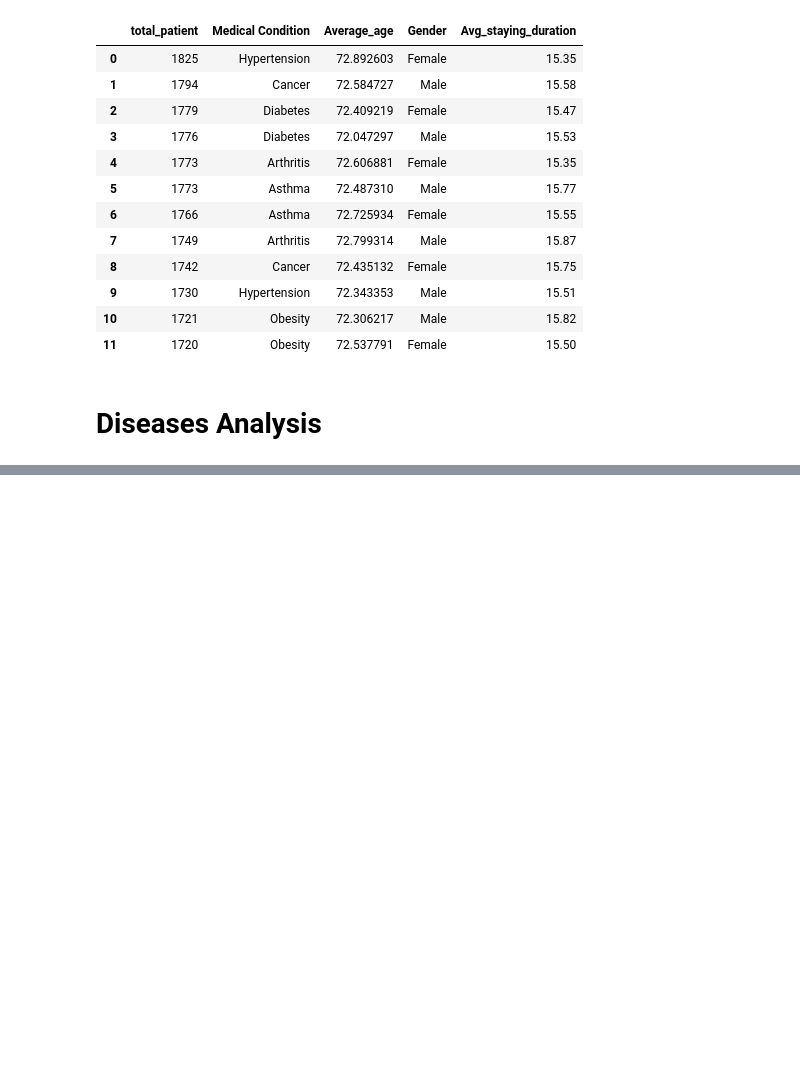
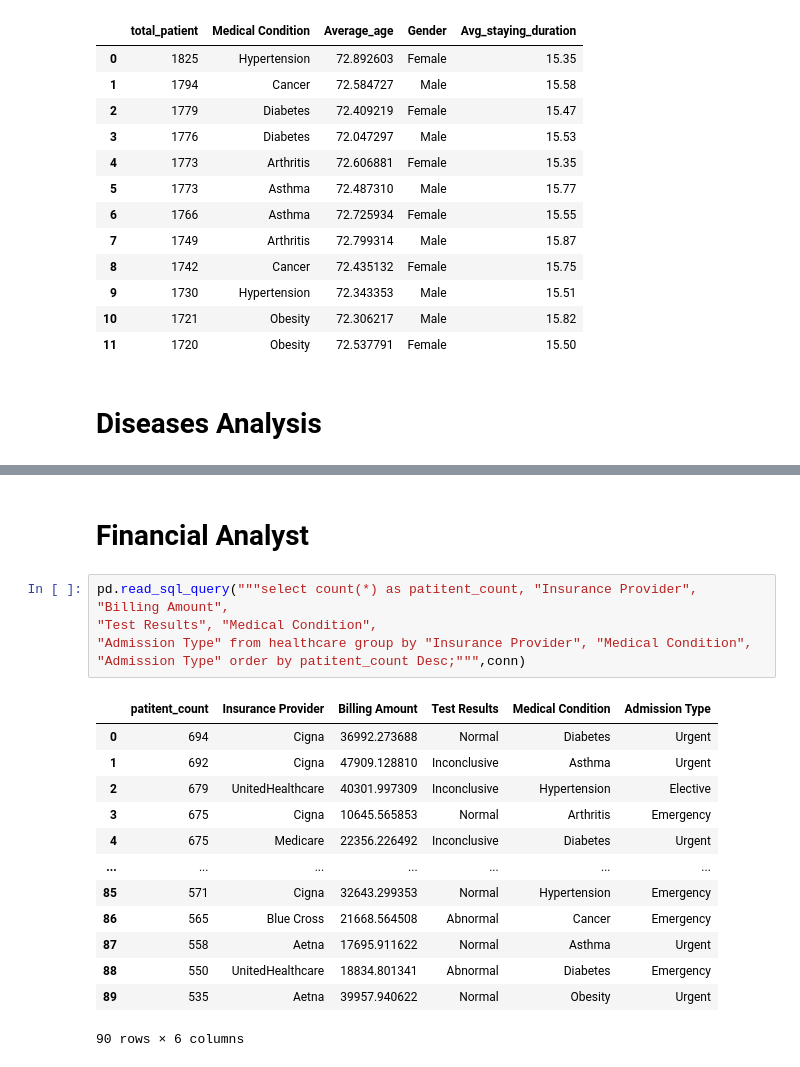
Before and after one commit to Devpal27/Healthcare, a Jupyter notebook: Untitled1.ipynb, the cells around one changed output, grey strips where cells are left out. Drawn from its saved outputs; the diff is of its cells as text; blank space fills up the shorter version.

Commit message:
Changes to be committed: 	modified:   Untitled1.ipynb 	modified:   healthcare.db

```diff
--- a/Untitled1.ipynb
+++ b/Untitled1.ipynb
@@ -377,0 +352,20 @@ df
+# %% [markdown]
+# Financial Analyst
+# %%
+pd.read_sql_query("""select count(*) as patitent_count, "Insurance Provider", "Billing Amount",
+"Test Results", "Medical Condition",
+"Admission Type" from healthcare group by "Insurance Provider", "Medical Condition", "Admission Type" order by patitent_count Desc;""",conn)
+# %% [output]
+|  | patitent_count | Insurance Provider | Billing Amount | Test Results | Medical Condition | Admission Type |
+| 0 | 694 | Cigna | 36992.273688 | Normal | Diabetes | Urgent |
+| 1 | 692 | Cigna | 47909.128810 | Inconclusive | Asthma | Urgent |
+| 2 | 679 | UnitedHealthcare | 40301.997309 | Inconclusive | Hypertension | Elective |
+| 3 | 675 | Cigna | 10645.565853 | Normal | Arthritis | Emergency |
+| 4 | 675 | Medicare | 22356.226492 | Inconclusive | Diabetes | Urgent |
+| ... | ... | ... | ... | ... | ... | ... |
+| 85 | 571 | Cigna | 32643.299353 | Normal | Hypertension | Emergency |
+| 86 | 565 | Blue Cross | 21668.564508 | Abnormal | Cancer | Emergency |
+| 87 | 558 | Aetna | 17695.911622 | Normal | Asthma | Urgent |
+| 88 | 550 | UnitedHealthcare | 18834.801341 | Abnormal | Diabetes | Emergency |
+| 89 | 535 | Aetna | 39957.940622 | Normal | Obesity | Urgent |
+90 rows × 6 columns
```
Also changed, not shown: parts of 16 cells of this notebook, 1 other file.
